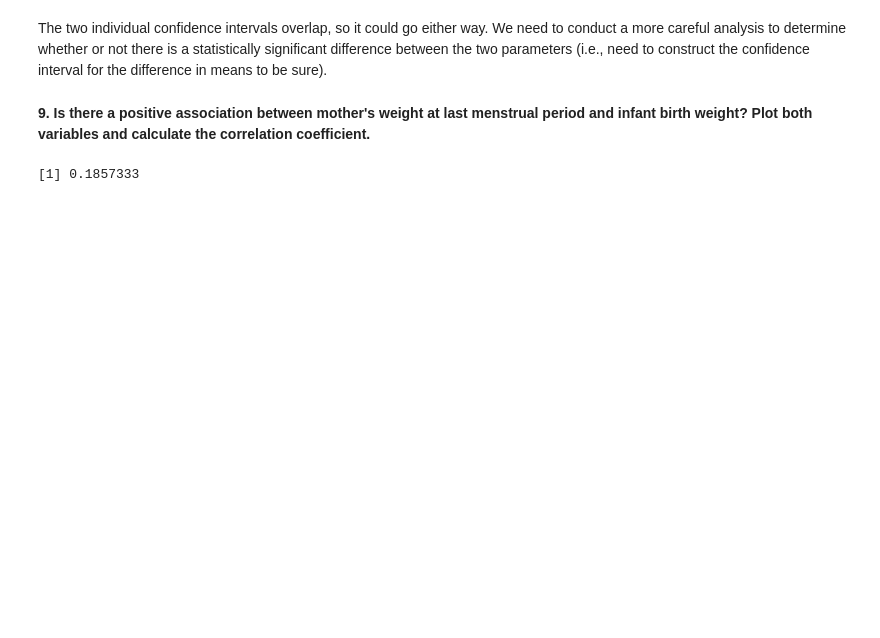
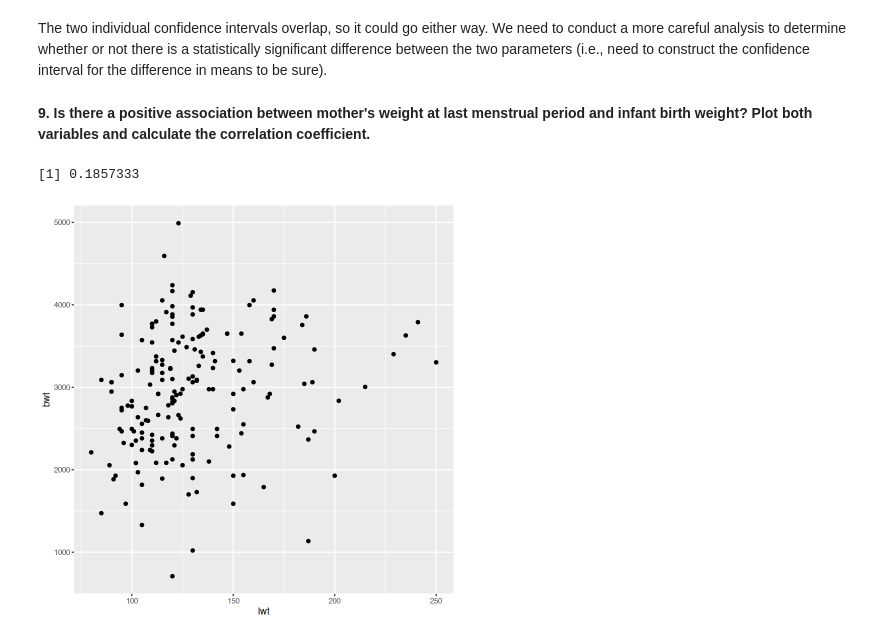
Before and after one commit to 5harad/API201-2022, a Jupyter notebook: review_sessions/review_8/review_8_answers.ipynb, the cells around one changed output. Saved outputs shown, nothing was run; the diff lists cells and outputs as text; code cells hidden in the pictures; blank space fills up the shorter version.

```diff
--- a/review_sessions/review_8/review_8_answers.ipynb
+++ b/review_sessions/review_8/review_8_answers.ipynb
@@ -283,9 +333,10 @@ two parameters (i.e., need to construct the confidence interval for the differen
 # %% [markdown]
 **9. Is there a positive association between mother's weight at last menstrual period and infant birth weight? Plot both variables and calculate the correlation coefficient.**
 # %%
-ggplot(data)+
-  geom_point(aes(x=lwt,y=bwt))
+ggplot(birthwt)+
+  geom_point(aes(x = lwt, y = bwt))
 
-cor(data$lwt,data$bwt)
+cor(birthwt$lwt, birthwt$bwt)
 # %% [output]
 [1] 0.1857333
+[figure, added]
```
Also changed, not shown: parts of 37 cells of this notebook, 4 other files.
